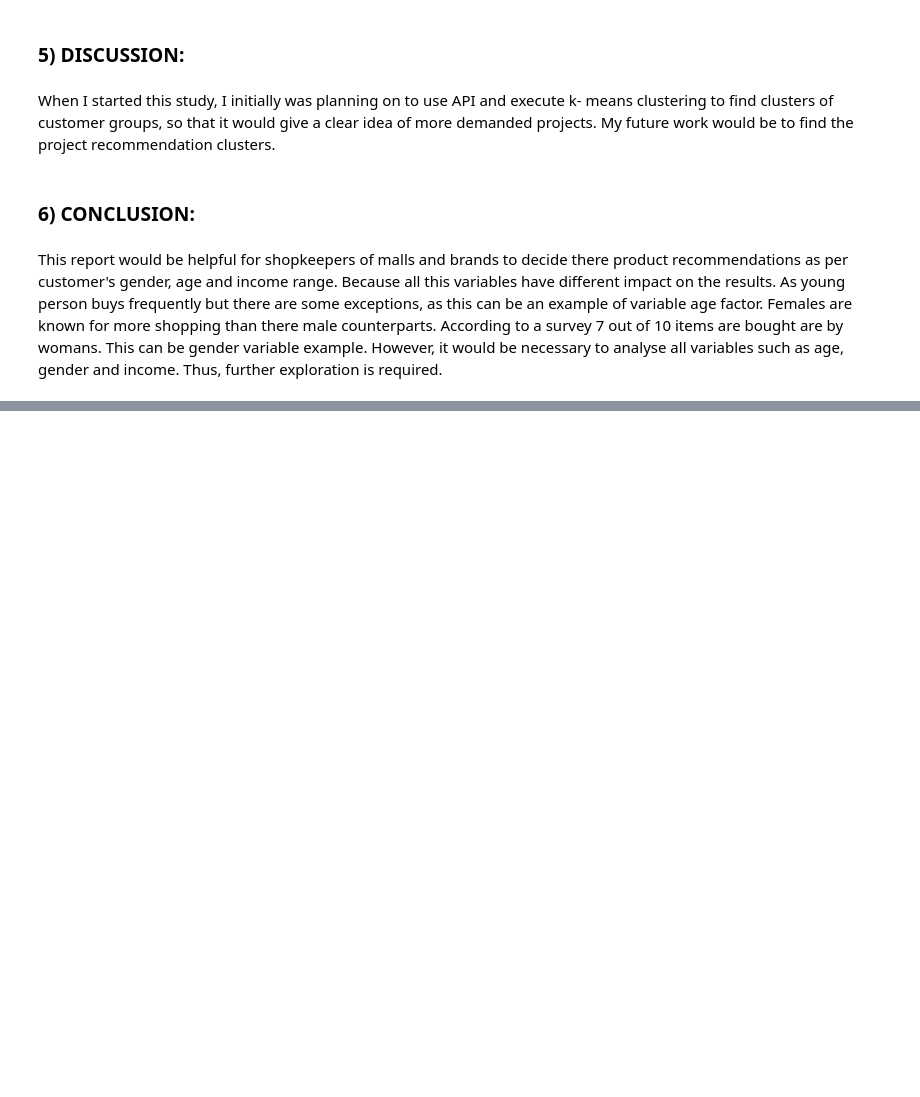
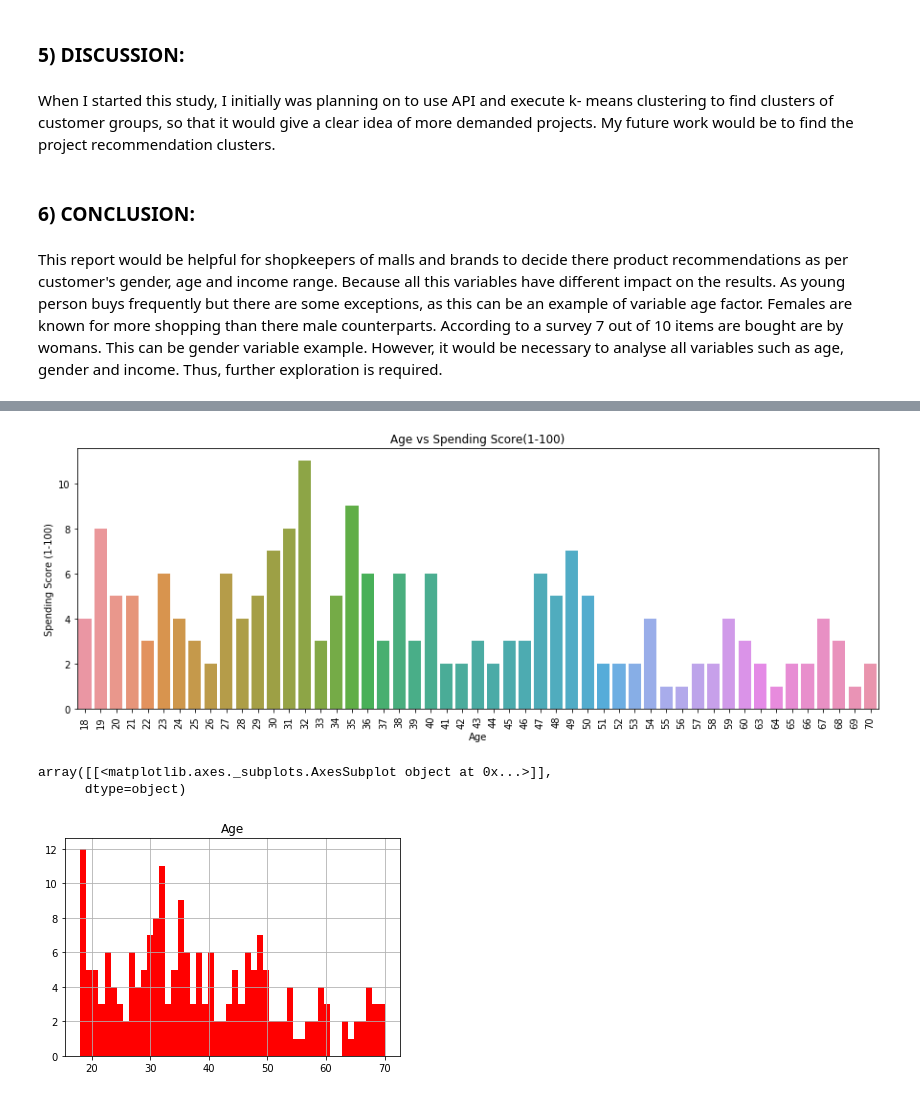
Before and after one commit to ritiksarda/Coursera_Capstone, a Jupyter notebook: FINAL CAPSTONE.ipynb, the cells around one changed output, grey strips where cells are left out. Saved outputs shown, nothing was run; the diff lists cells and outputs as text; code cells hidden in the pictures; blank space fills up the shorter version.

```diff
--- a/FINAL CAPSTONE.ipynb
+++ b/FINAL CAPSTONE.ipynb
@@ -30,0 +108,24 @@ This report would be helpful for shopkeepers of malls and brands to decide there
+# %%
+# Group dataframe
+makes = df[['Age', 'Spending Score (1-100)']].groupby('Age').count()
+
+# Reset Index
+makes = makes.reset_index()
+
+# Resize plot
+plt.figure(figsize=(15,5))
+
+# Update axis rotation
+plt.xticks(rotation=90)
+
+# Create barplot
+sns.barplot(y='Spending Score (1-100)', x='Age', data=makes)
+plt.title('Age vs Spending Score(1-100)')
+# Render plot
+plt.show()
+df.hist(column='Age',color = "red",bins=50)
+# %% [output]
+[figure, added]
+array([[<matplotlib.axes._subplots.AxesSubplot object at 0x...>]],
+      dtype=object)
+[figure, added]
```
Also changed, not shown: parts of 57 cells of this notebook.
